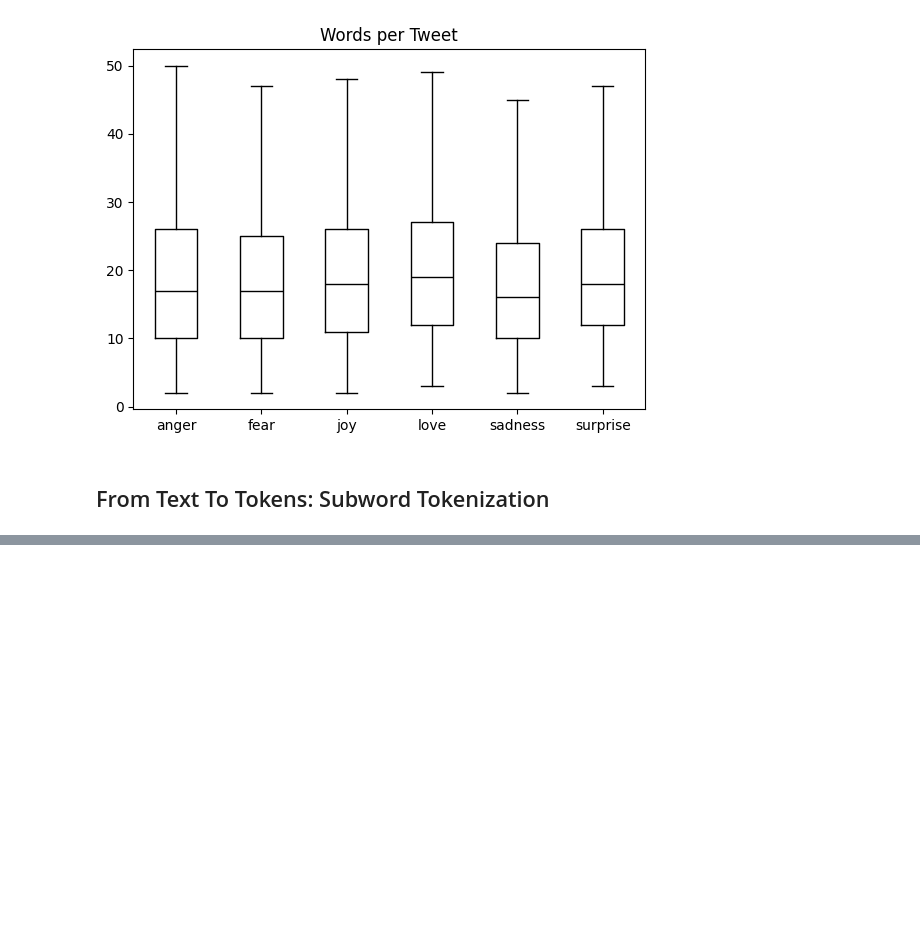
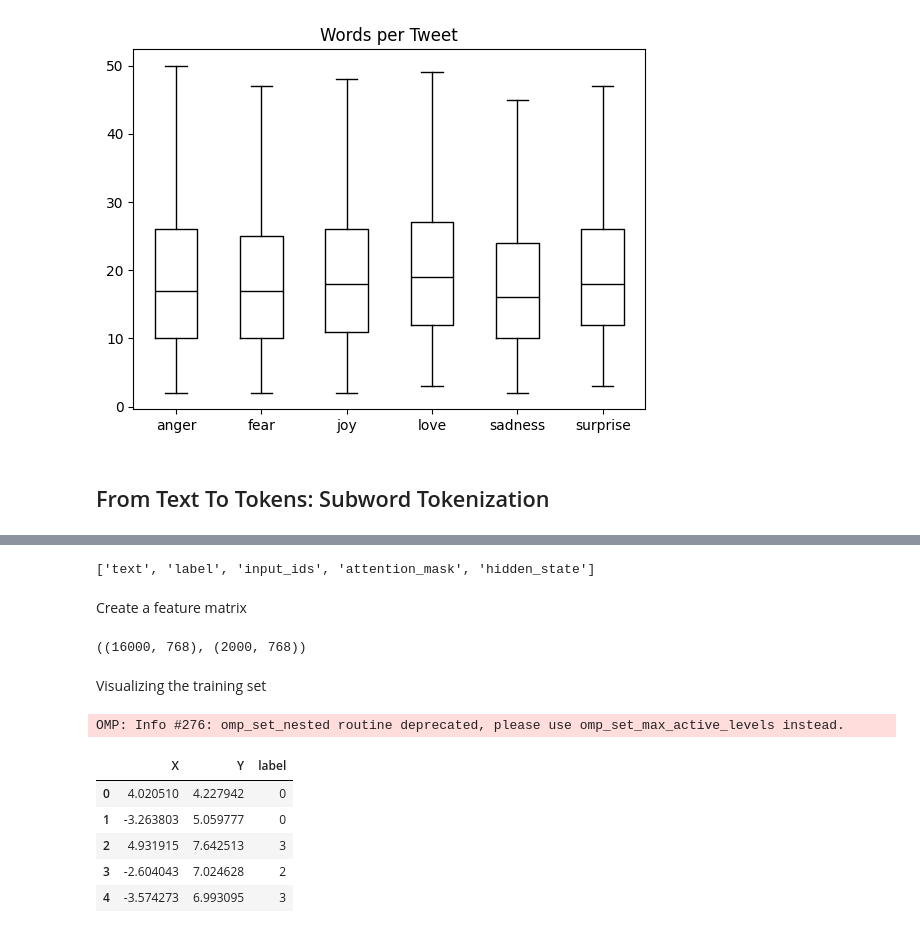
Before and after one commit to nalipour/NLPwithTransformers, a Jupyter notebook: 2_sentiment_analysis.ipynb, the cells around one changed output, grey strips where cells are left out. Drawn from its saved outputs; the diff is of its cells as text; code cells hidden in the pictures; blank space fills up the shorter version.

```diff
--- a/2_sentiment_analysis.ipynb
+++ b/2_sentiment_analysis.ipynb
@@ -103,0 +181,32 @@ emotions.reset_format()
+# %%
+def extract_hidden_states(batch):
+    # Place model inputs on the GPU
+    inputs = {k:v.to(device) for k, v in batch.items() if k in tokenizer.model_input_names}
+    # Extract last hidden states
+    with torch.no_grad():
+        last_hidden_state = model(**inputs).last_hidden_state
+    # Return vector for [CLS] token
+    return {"hidden_state": last_hidden_state[:, 0].cpu().numpy()}
+# %%
+emotions_encoded.set_format("torch",
+                            columns=["input_ids", "attention_mask", "label"])
+emotions_hidden = emotions_encoded.map(extract_hidden_states, batched=True)
+
+emotions_hidden["train"].column_names
+# %% [output]
+['text', 'label', 'input_ids', 'attention_mask', 'hidden_state']
+# %% [markdown]
+Create a feature matrix
+# %%
+import numpy as np
+
+X_train = np.array(emotions_hidden["train"]["hidden_state"])
+X_valid = np.array(emotions_hidden["validation"]["hidden_state"])
+y_train = np.array(emotions_hidden["train"]["label"])
+y_valid = np.array(emotions_hidden["validation"]["label"])
+
+X_train.shape, X_valid.shape
+# %% [output]
+((16000, 768), (2000, 768))
+# %% [markdown]
+Visualizing the training set
@@ -103,0 +219,18 @@ emotions.reset_format()
+# %%
+from umap import UMAP
+from sklearn.preprocessing import MinMaxScaler
+
+
+X_scaled = MinMaxScaler().fit_transform(X_train)
+mapper = UMAP(n_components=2, metric="cosine").fit(X_scaled)
+df_emb = pd.DataFrame(mapper.embedding_, columns=["X", "Y"])
+df_emb["label"] = y_train
+df_emb.head()
+# %% [output]
+OMP: Info #276: omp_set_nested routine deprecated, please use omp_set_max_active_levels instead.
+|  | X | Y | label |
+| 0 | 4.020510 | 4.227942 | 0 |
+| 1 | -3.263803 | 5.059777 | 0 |
+| 2 | 4.931915 | 7.642513 | 3 |
+| 3 | -2.604043 | 7.024628 | 2 |
+| 4 | -3.574273 | 6.993095 | 3 |
```
Also changed, not shown: parts of 23 cells of this notebook.
